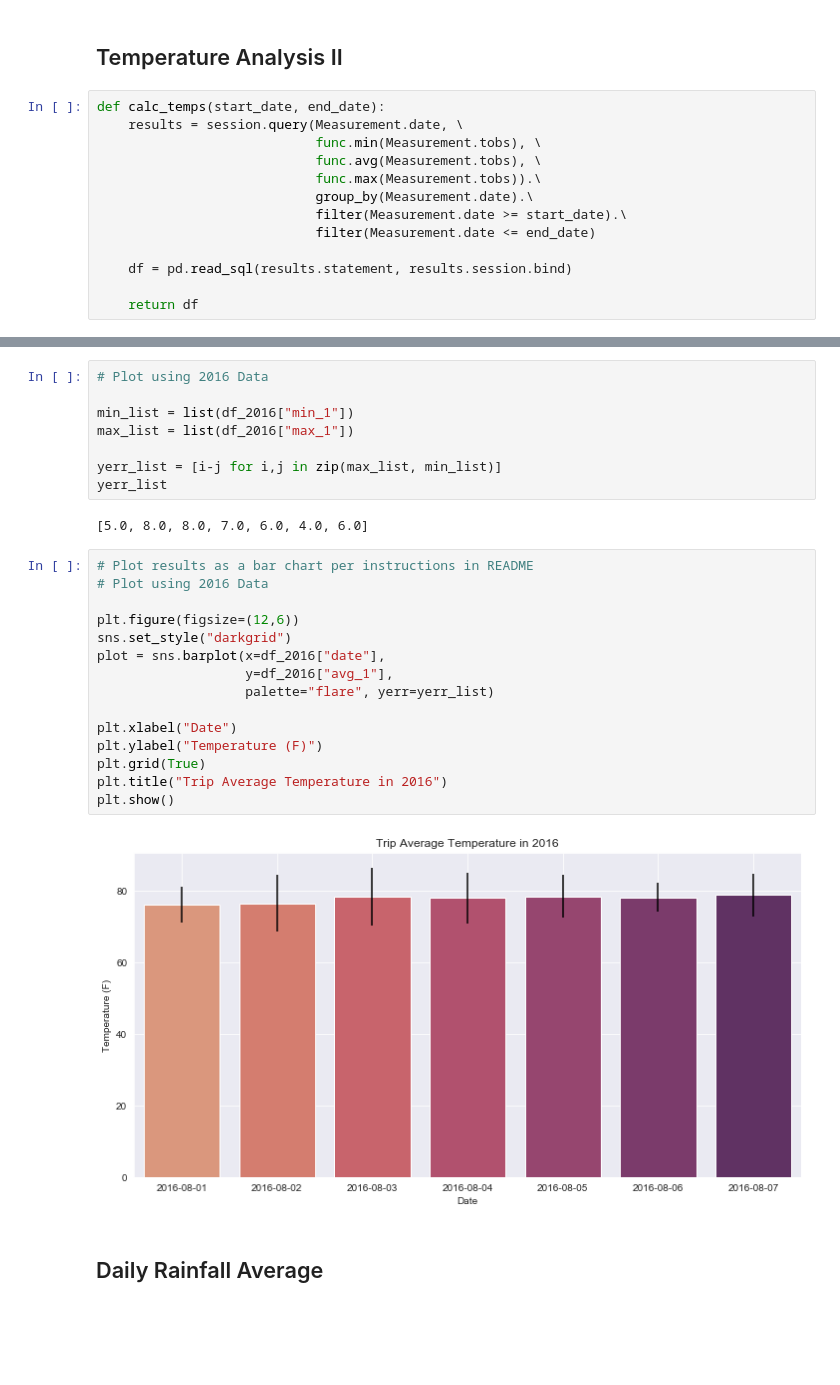
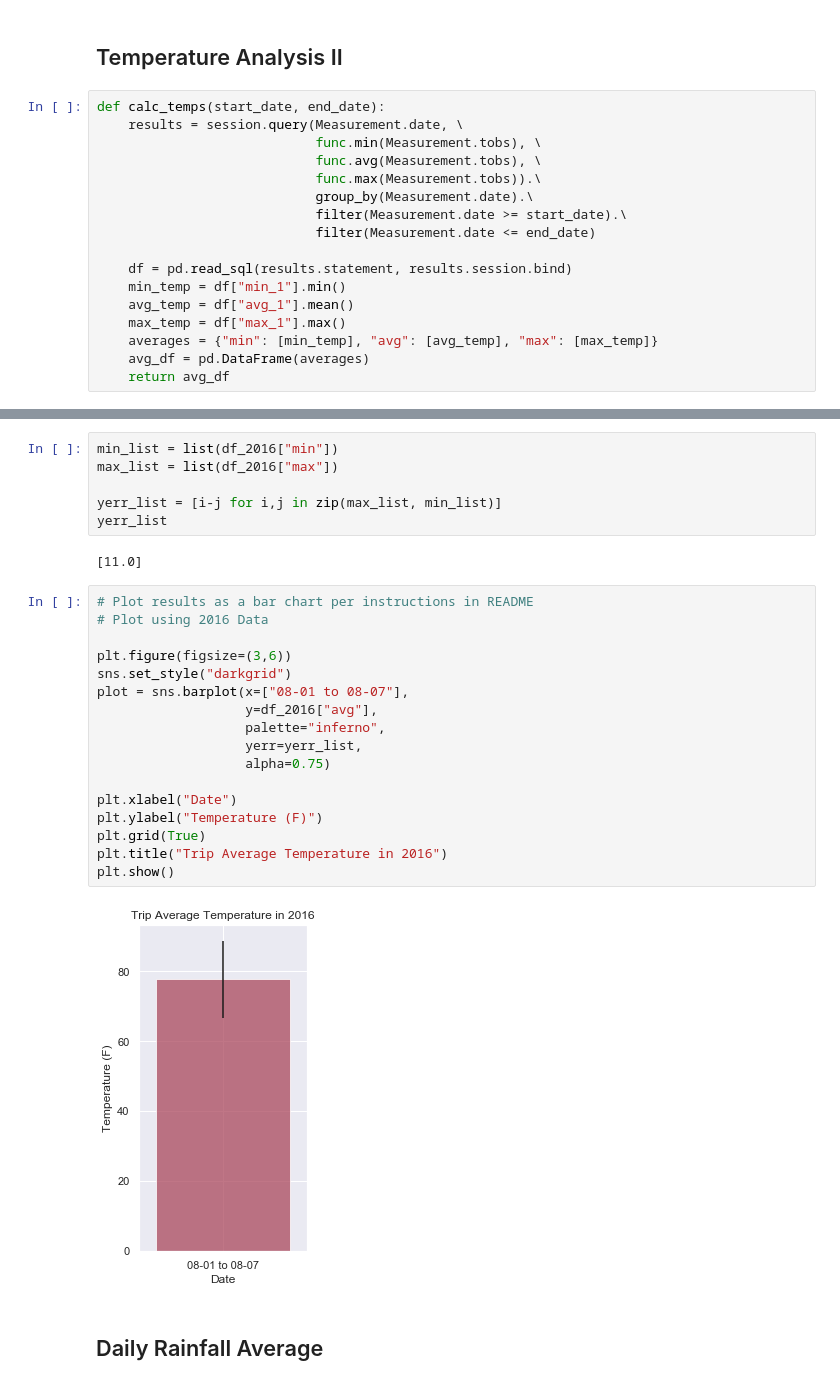
Before and after one commit to bay0624/sqlalchemy-challenge, a Jupyter notebook: temp_analysis_2.ipynb, the cells around one changed output, grey strips where cells are left out. Drawn from its saved outputs; the diff is of its cells as text; blank space fills up the shorter version.

```diff
--- a/temp_analysis_2.ipynb
+++ b/temp_analysis_2.ipynb
@@ -35,8 +35,12 @@ def calc_temps(start_date, end_date):
                             filter(Measurement.date <= end_date)
 
     df = pd.read_sql(results.statement, results.session.bind)
-
-    return df
+    min_temp = df["min_1"].min()
+    avg_temp = df["avg_1"].mean()
+    max_temp = df["max_1"].max()
+    averages = {"min": [min_temp], "avg": [avg_temp], "max": [max_temp]}
+    avg_df = pd.DataFrame(averages)
+    return avg_df
 # %%
 df_2016 = calc_temps("2016-08-01", "2016-08-07")
 df_2016
@@ -64,30 +56,30 @@ df_2015
 # %%
-# Plot using 2016 Data
-
-min_list = list(df_2016["min_1"])
-max_list = list(df_2016["max_1"])
+min_list = list(df_2016["min"])
+max_list = list(df_2016["max"])
 
 yerr_list = [i-j for i,j in zip(max_list, min_list)]
 yerr_list
 # %% [output]
-[5.0, 8.0, 8.0, 7.0, 6.0, 4.0, 6.0]
+[11.0]
 # %%
 # Plot results as a bar chart per instructions in README
 # Plot using 2016 Data
 
-plt.figure(figsize=(12,6))
+plt.figure(figsize=(3,6))
 sns.set_style("darkgrid")
-plot = sns.barplot(x=df_2016["date"],
-                   y=df_2016["avg_1"],
-                   palette="flare", yerr=yerr_list)
+plot = sns.barplot(x=["08-01 to 08-07"],
+                   y=df_2016["avg"],
+                   palette="inferno",
+                   yerr=yerr_list,
+                   alpha=0.75)
 
 plt.xlabel("Date")
 plt.ylabel("Temperature (F)")
 plt.grid(True)
 plt.title("Trip Average Temperature in 2016")
 plt.show()
 # %% [output]
-[figure, old version]
+[figure, new version]
 # %% [markdown]
 ## Daily Rainfall Average
 # %%
```
Also changed, not shown: parts of 9 cells of this notebook.
